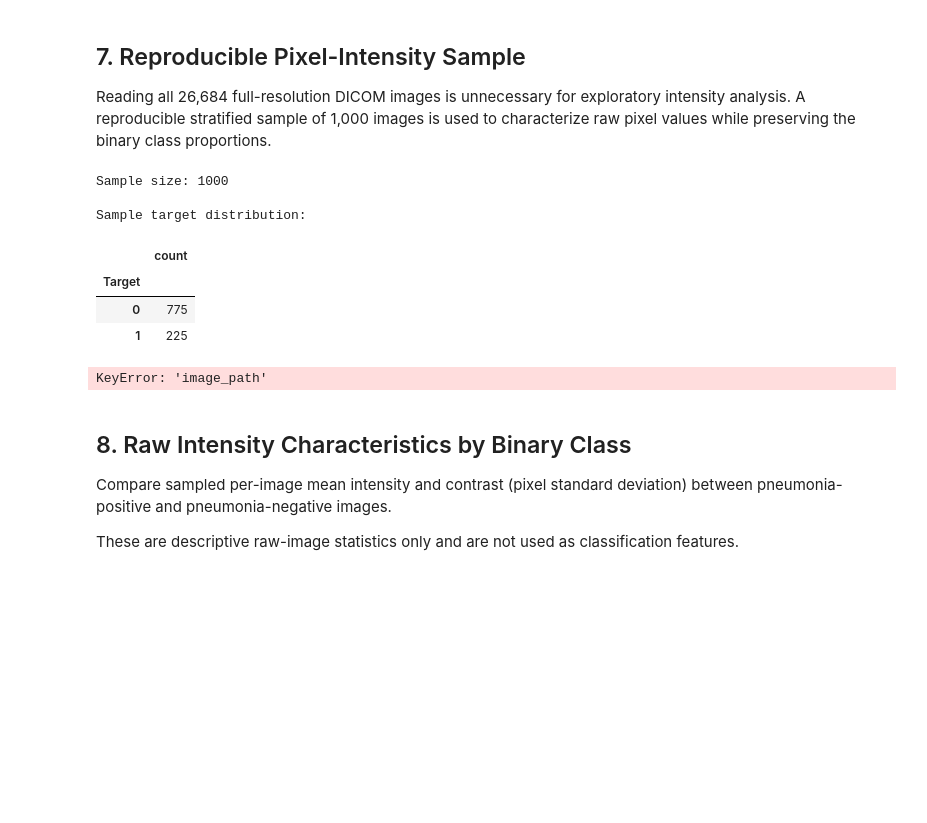
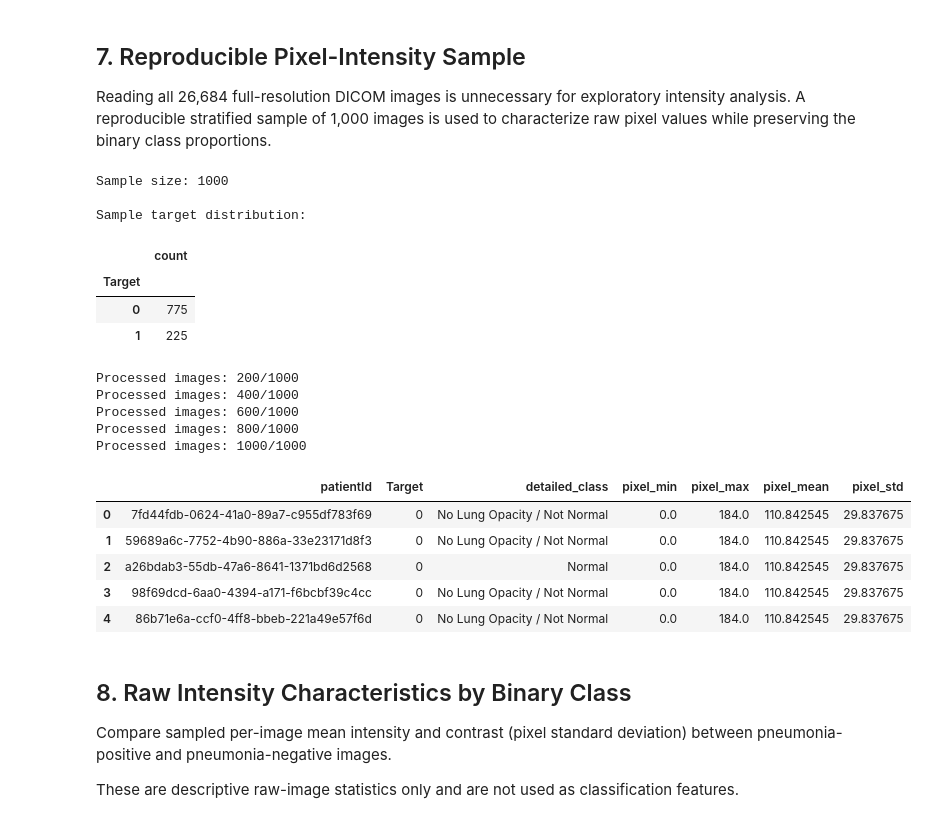
Before and after one commit to rutujaplahane/pneumonia-classification-cnn-vit, a Jupyter notebook: notebooks/03_eda.ipynb, the cells around one changed output. Cells and saved outputs as stored; diff of their text form; code cells hidden in the pictures; blank space fills up the shorter version.

```diff
--- a/notebooks/03_eda.ipynb
+++ b/notebooks/03_eda.ipynb
@@ -414,35 +416,46 @@ display(
 )
 
 intensity_records = []
 
 for i, row in intensity_sample.iterrows():
-    ds = pydicom.dcmread(row["image_path"])
+    image_path = TRAIN_IMAGE_DIR / f"{row['patientId']}.dcm"
+    dcm = pydicom.dcmread(image_path)
     pixels = ds.pixel_array.astype(np.float32)
 
     intensity_records.append({
         "patientId": row["patientId"],
         "Target": row["Target"],
         "detailed_class": row["detailed_class"],
         "pixel_min": float(pixels.min()),
         "pixel_max": float(pixels.max()),
         "pixel_mean": float(pixels.mean()),
         "pixel_std": float(pixels.std()),
     })
 
     if (i + 1) % 200 == 0 or (i + 1) == len(intensity_sample):
         print(f"Processed images: {i + 1}/{len(intensity_sample)}")
 
 intensity_df = pd.DataFrame(intensity_records)
 display(intensity_df.head())
 # %% [output]
 Sample size: 1000
 
 Sample target distribution:
 |  | count |
 | Target |  |
 | 0 | 775 |
 | 1 | 225 |
-KeyError: 'image_path'
+Processed images: 200/1000
+Processed images: 400/1000
+Processed images: 600/1000
+Processed images: 800/1000
+Processed images: 1000/1000
+|  | patientId | Target | detailed_class | pixel_min | pixel_max | pixel_mean | pixel_std |
+| 0 | 7fd44fdb-0624-41a0-89a7-c955df783f69 | 0 | No Lung Opacity / Not Normal | 0.0 | 184.0 | 110.842545 | 29.837675 |
+| 1 | 59689a6c-7752-4b90-886a-33e23171d8f3 | 0 | No Lung Opacity / Not Normal | 0.0 | 184.0 | 110.842545 | 29.837675 |
+| 2 | a26bdab3-55db-47a6-8641-1371bd6d2568 | 0 | Normal | 0.0 | 184.0 | 110.842545 | 29.837675 |
+| 3 | 98f69dcd-6aa0-4394-a171-f6bcbf39c4cc | 0 | No Lung Opacity / Not Normal | 0.0 | 184.0 | 110.842545 | 29.837675 |
+| 4 | 86b71e6a-ccf0-4ff8-bbeb-221a49e57f6d | 0 | No Lung Opacity / Not Normal | 0.0 | 184.0 | 110.842545 | 29.837675 |
 # %% [markdown]
 ## 8. Raw Intensity Characteristics by Binary Class
 
```
Also changed, not shown: parts of 3 cells of this notebook, 2 other files.
